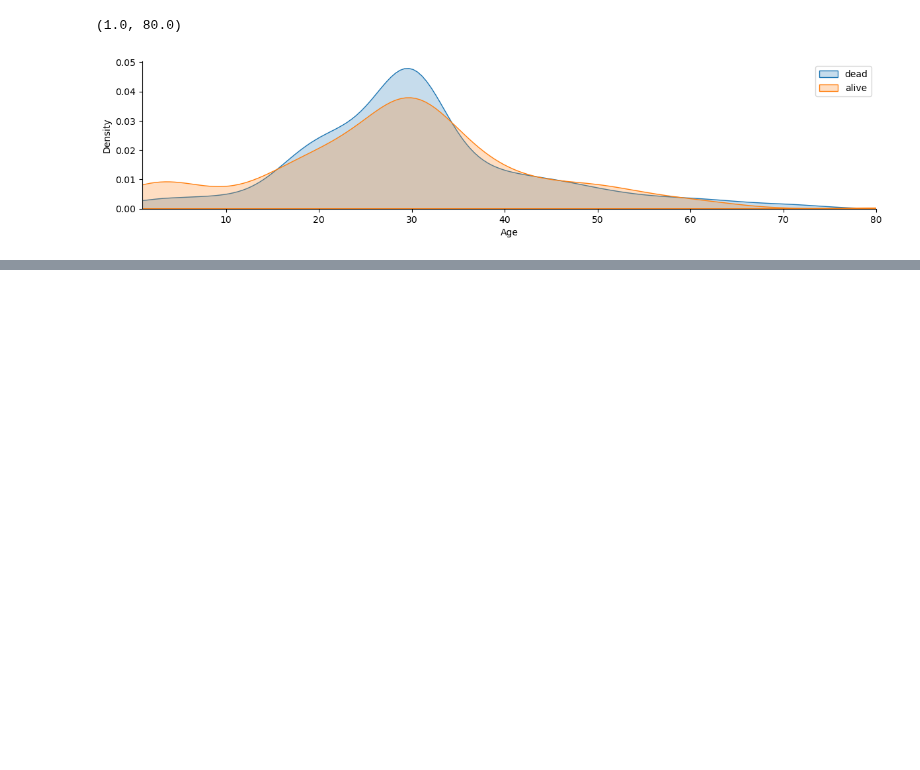
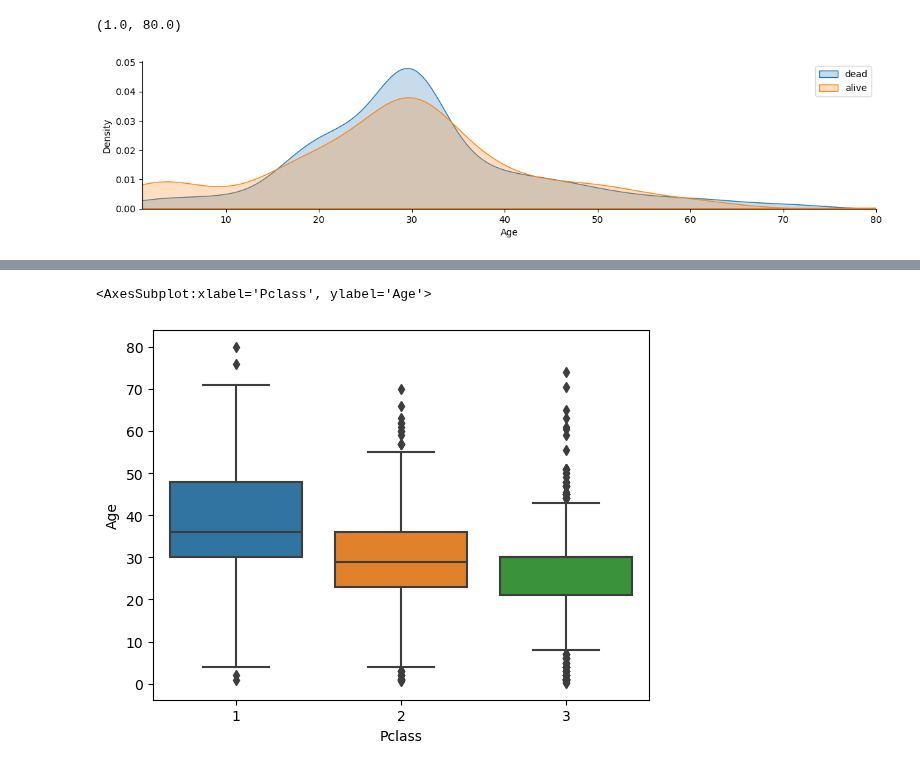
Before and after one commit to kazeemolaitanmusbau/Postgresql-Works, a Jupyter notebook: Untitled2.ipynb, the cells around one changed output, grey strips where cells are left out. Drawn from its saved outputs; the diff is of its cells as text; code cells hidden in the pictures; blank space fills up the shorter version.

```diff
--- a/Untitled2.ipynb
+++ b/Untitled2.ipynb
@@ -283,0 +275,5 @@ df
+# %%
+sns.boxplot()
+# %% [output]
+<AxesSubplot:xlabel='Pclass', ylabel='Age'>
+[figure, added]
```
Also changed, not shown: parts of 8 cells of this notebook.
